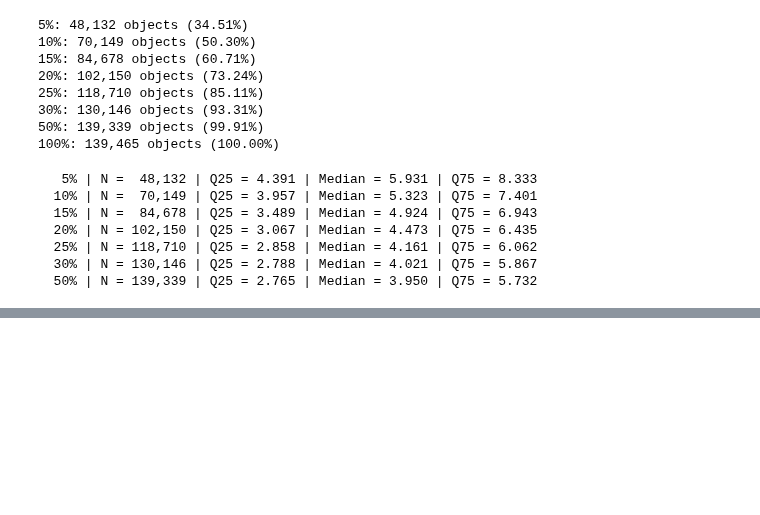
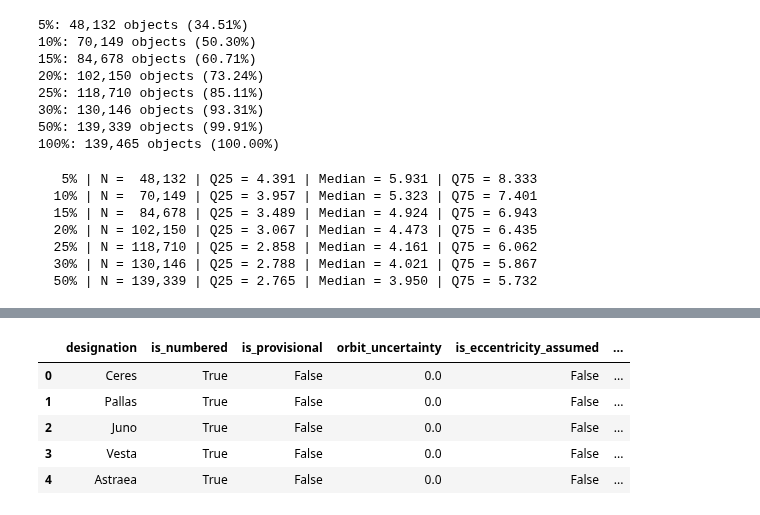
Before and after one commit to AndresSB3/stellar-occultation-prediction, a Jupyter notebook: notebooks/sbdb_query.ipynb, the cells around one changed output, grey strips where cells are left out. Drawn from its saved outputs; the diff is of its cells as text; code cells hidden in the pictures; blank space fills up the shorter version.

Commit message:
Added declaration of body class and diameter handling.

```diff
--- a/notebooks/sbdb_query.ipynb
+++ b/notebooks/sbdb_query.ipynb
@@ -278,0 +328,12 @@ for threshold in thresholds:
+# %%
+# Read local MPCORB database
+mpc = pd.read_csv(r"../data/body_classification.csv")
+# %%
+mpc.head()
+# %% [output]
+|  | designation | is_numbered | is_provisional | orbit_uncertainty | is_eccentricity_assumed | ... |
+| 0 | Ceres | True | False | 0.0 | False | ... |
+| 1 | Pallas | True | False | 0.0 | False | ... |
+| 2 | Juno | True | False | 0.0 | False | ... |
+| 3 | Vesta | True | False | 0.0 | False | ... |
+| 4 | Astraea | True | False | 0.0 | False | ... |
```
Also changed, not shown: parts of 14 cells of this notebook, 4 other files.
